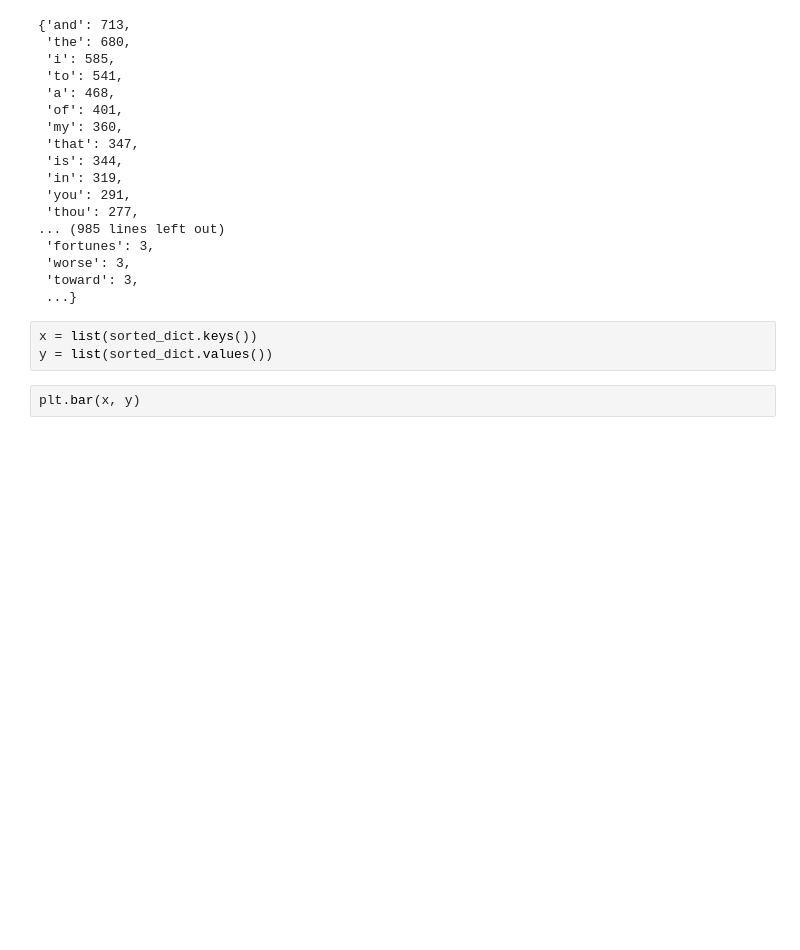
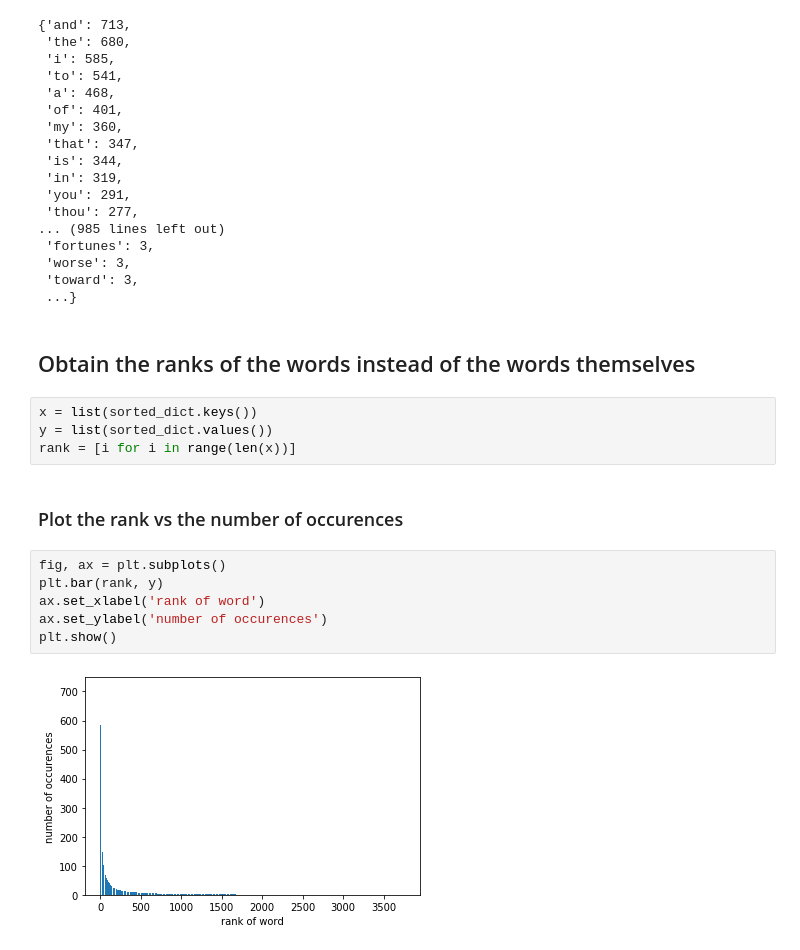
Before and after one commit to ngopaul/bioe131, a Jupyter notebook: labs/lab3/Lab3.ipynb, the cells around one changed output. Drawn from its saved outputs; the diff is of its cells as text; blank space fills up the shorter version.

```diff
--- a/labs/lab3/Lab3.ipynb
+++ b/labs/lab3/Lab3.ipynb
@@ -61,8 +65,19 @@ sorted_dict
  'worse': 3,
  'toward': 3,
  ...}
+# %% [markdown]
+## Obtain the ranks of the words instead of the words themselves
 # %%
 x = list(sorted_dict.keys())
 y = list(sorted_dict.values())
+rank = [i for i in range(len(x))]
-# %%
-plt.bar(x, y)
+# %% [markdown]
+### Plot the rank vs the number of occurences
+# %%
+fig, ax = plt.subplots()
+plt.bar(rank, y)
+ax.set_xlabel('rank of word')
+ax.set_ylabel('number of occurences')
+plt.show()
+# %% [output]
+[figure, added]
```
Also changed, not shown: parts of 8 cells of this notebook.
